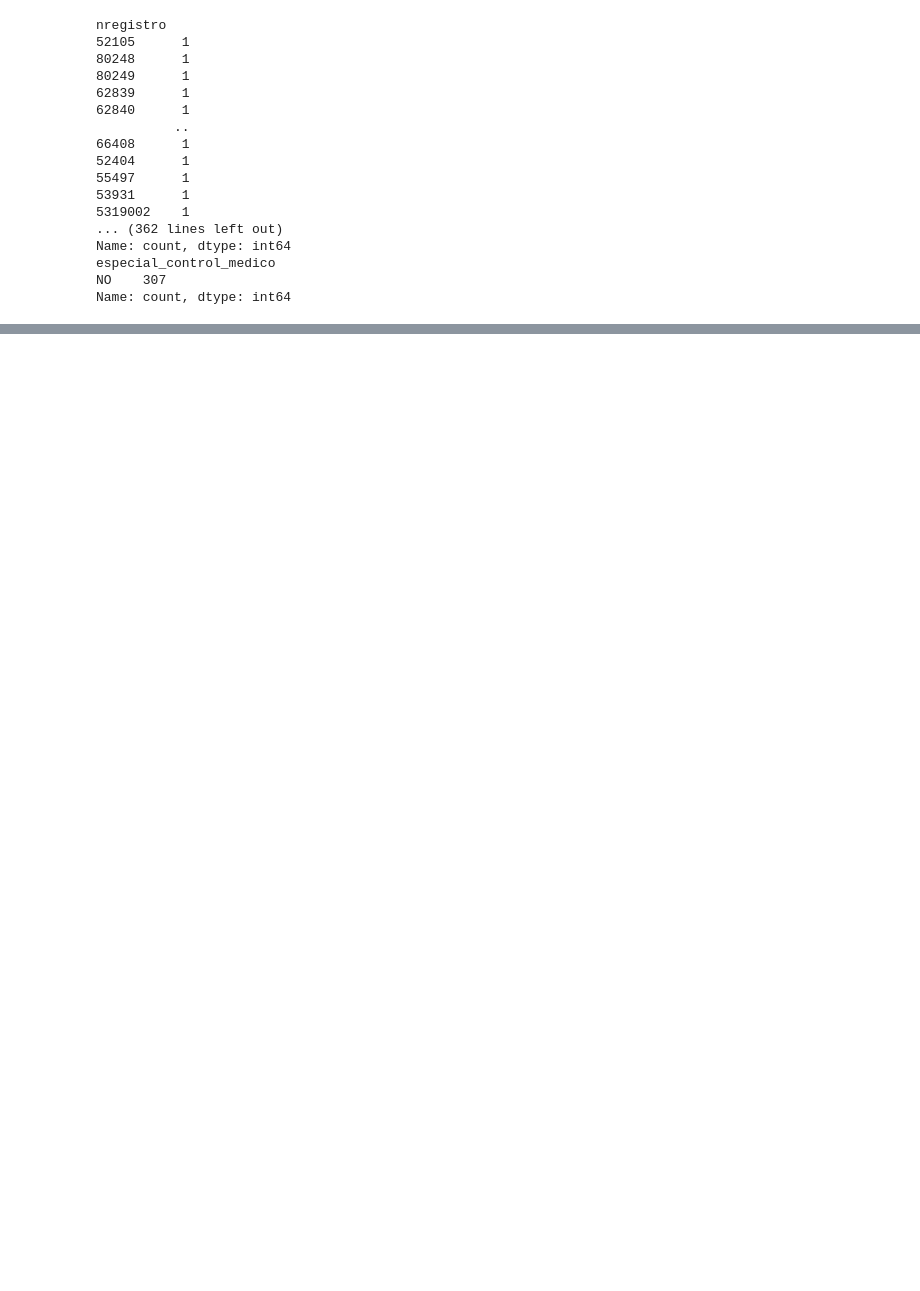
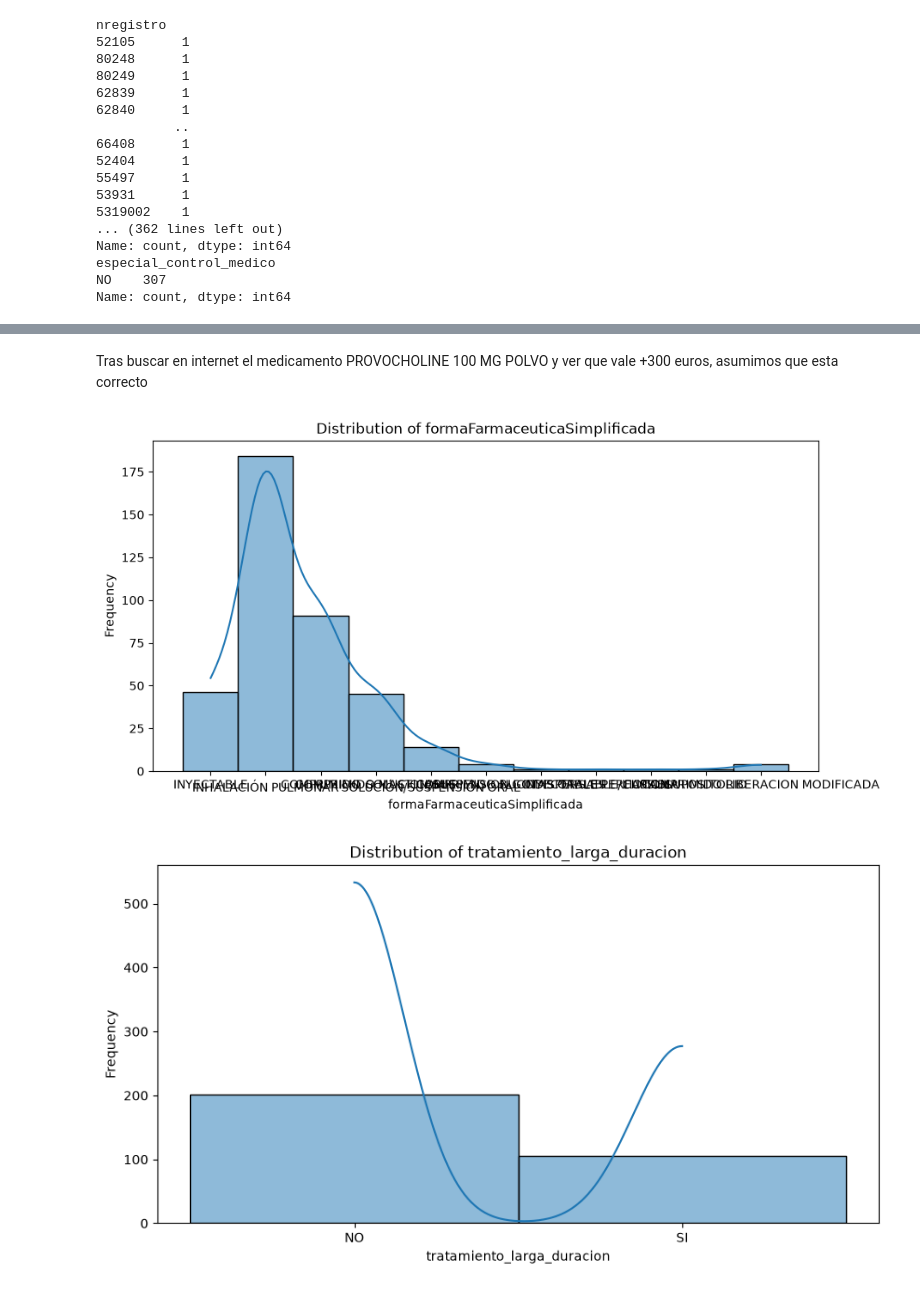
Before and after one commit to alvarofernandezsanchez/proyecto-asma, a Jupyter notebook: src/proyecto_asma/eda.ipynb, the cells around one changed output, grey strips where cells are left out. Cells and saved outputs as stored; diff of their text form; code cells hidden in the pictures; blank space fills up the shorter version.

```diff
--- a/src/proyecto_asma/eda.ipynb
+++ b/src/proyecto_asma/eda.ipynb
@@ -102,0 +192,13 @@ drop_columns =["nregistro", "nombre", "cn", "url_foto_materiales", "url_html_fic
+# %% [markdown]
+Tras buscar en internet el medicamento PROVOCHOLINE 100 MG POLVO y ver que vale +300 euros, asumimos que esta correcto
+# %%
+for column in categorical_columns:
+    plt.figure(figsize=(10, 5))
+    sns.histplot(df[column], kde=True)
+    plt.title(f'Distribution of {column}')
+    plt.xlabel(column)
+    plt.ylabel('Frequency')
+    plt.show()
+# %% [output]
+[figure, added]
+[figure, added]
```
Also changed, not shown: parts of 24 cells of this notebook, 1 other file.
